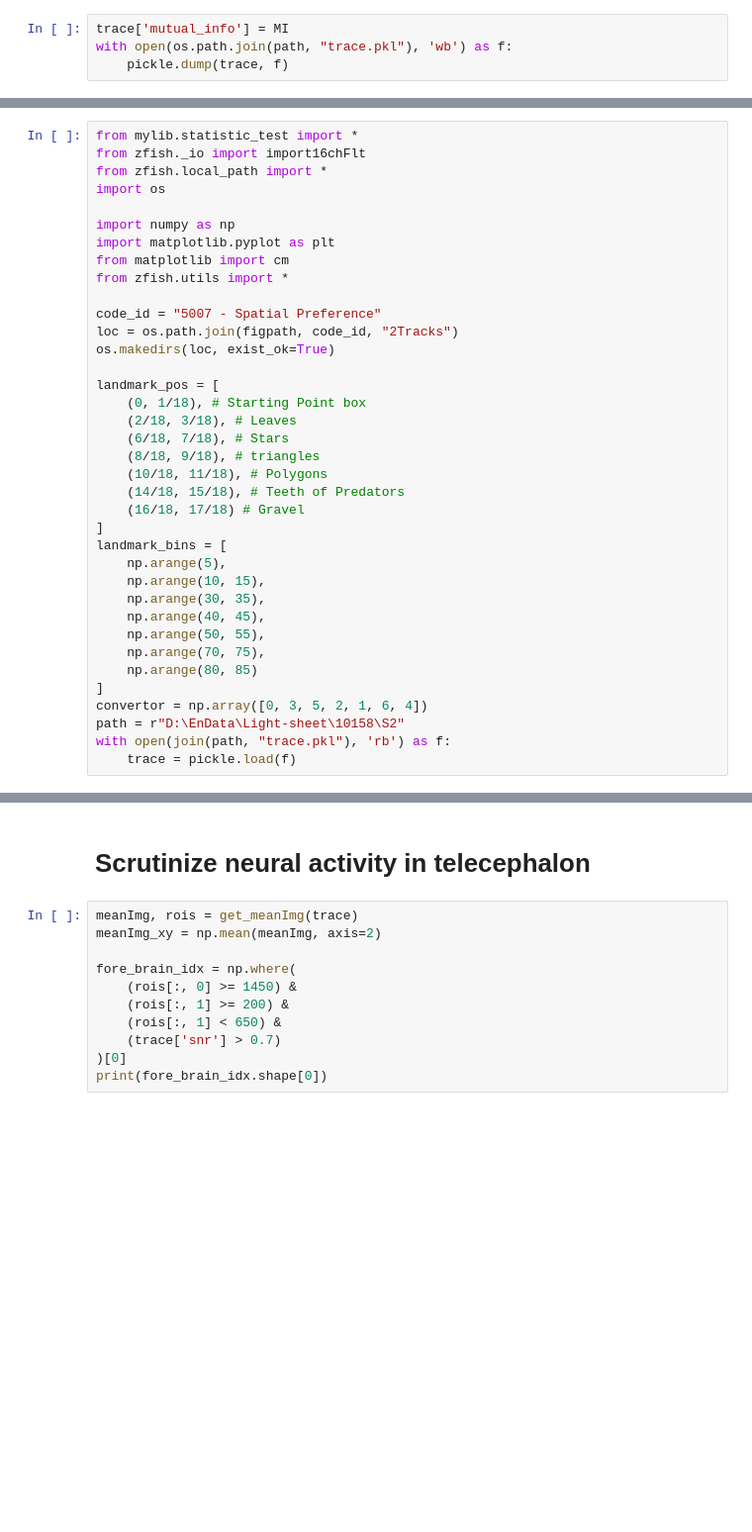
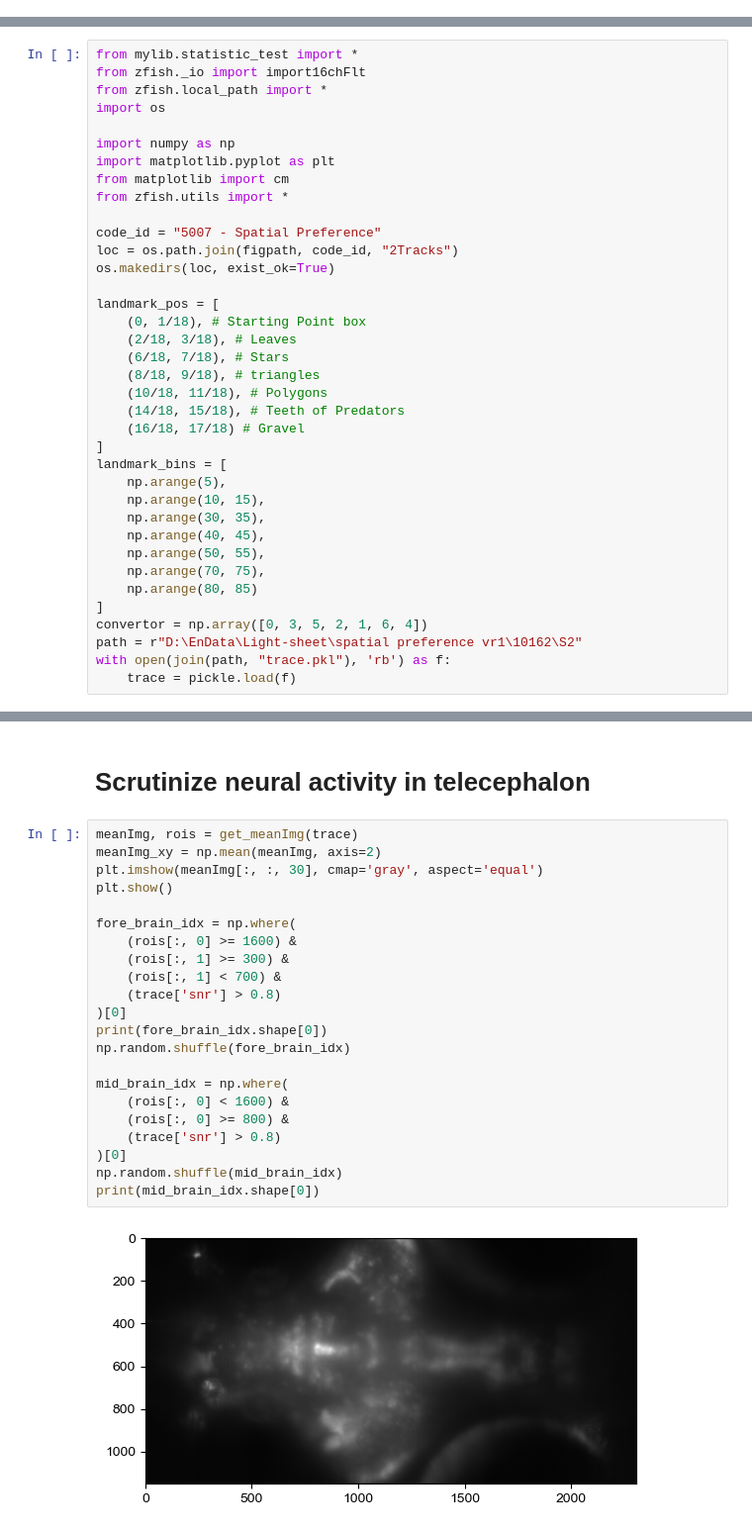
Before and after one commit to YAO-Shuyang/ZFishAnalysis, a Jupyter notebook: figure/Fig5007 - Spatial Preference.ipynb, the cells around one changed output, grey strips where cells are left out. Shown at 99% size. Cells and saved outputs as stored; diff of their text form; blank space fills up the shorter version.

```diff
--- a/figure/Fig5007 - Spatial Preference.ipynb
+++ b/figure/Fig5007 - Spatial Preference.ipynb
@@ -850,7 +838,3 @@ NameError: name 'np' is not defined
-# %%
-trace['mutual_info'] = MI
-with open(os.path.join(path, "trace.pkl"), 'wb') as f:
-    pickle.dump(trace, f)
 # %% [markdown]
 # Two looped tracks
 # %%
@@ -887,7 +871,7 @@ landmark_bins = [
     np.arange(80, 85)
 ]
 convertor = np.array([0, 3, 5, 2, 1, 6, 4])
-path = r"D:\EnData\Light-sheet\10158\S2"
+path = r"D:\EnData\Light-sheet\spatial preference vr1\10162\S2"
 with open(join(path, "trace.pkl"), 'rb') as f:
     trace = pickle.load(f)
 # %% [markdown]
@@ -924,12 +1012,24 @@ sns.histplot(
 # %%
 meanImg, rois = get_meanImg(trace)
 meanImg_xy = np.mean(meanImg, axis=2)
+plt.imshow(meanImg[:, :, 30], cmap='gray', aspect='equal')
+plt.show()
 
 fore_brain_idx = np.where(
-    (rois[:, 0] >= 1450) &
-    (rois[:, 1] >= 200) &
-    (rois[:, 1] < 650) &
-    (trace['snr'] > 0.7)
+    (rois[:, 0] >= 1600) &
+    (rois[:, 1] >= 300) &
+    (rois[:, 1] < 700) &
+    (trace['snr'] > 0.8)
 )[0]
 print(fore_brain_idx.shape[0])
+np.random.shuffle(fore_brain_idx)
+
+mid_brain_idx = np.where(
+    (rois[:, 0] < 1600) &
+    (rois[:, 0] >= 800) &
+    (trace['snr'] > 0.8)
+)[0]
+np.random.shuffle(mid_brain_idx)
+print(mid_brain_idx.shape[0])
 # %% [output]
+[figure, added]
```
Also changed, not shown: parts of 5 cells of this notebook, 2 other files.
